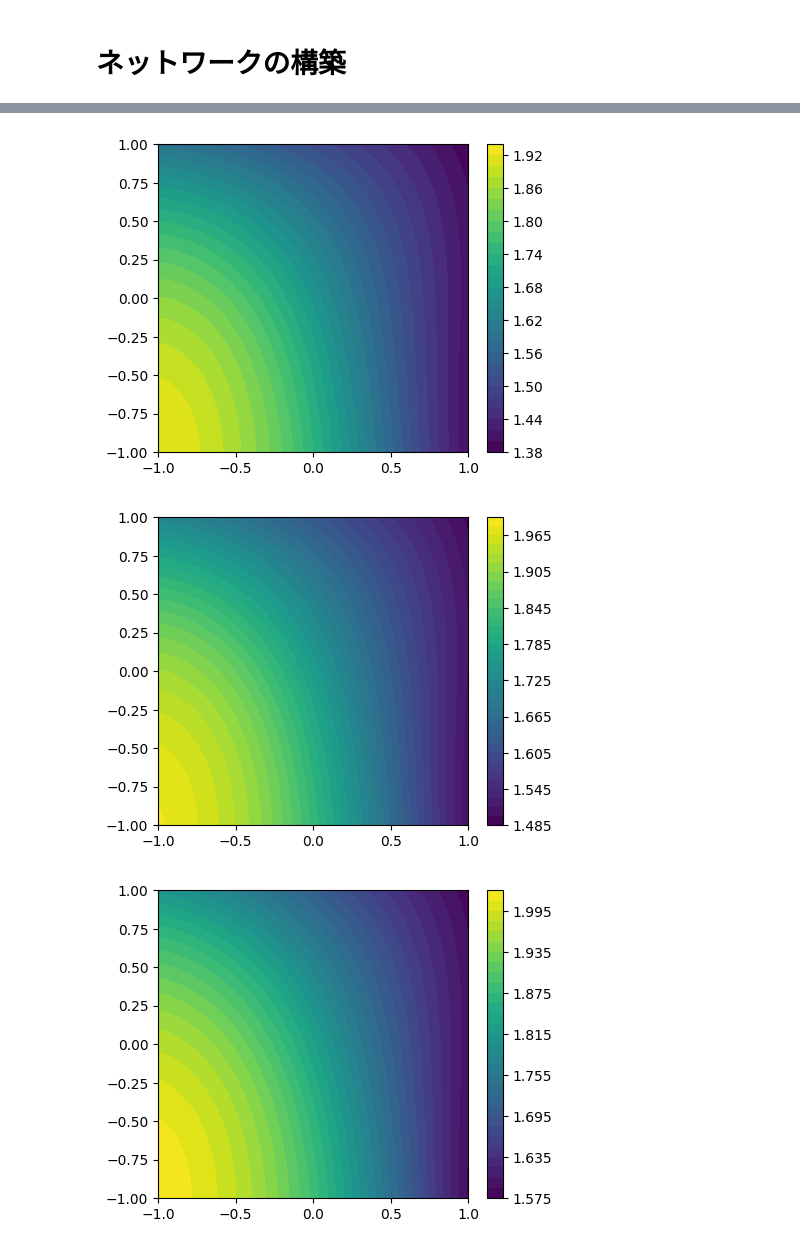
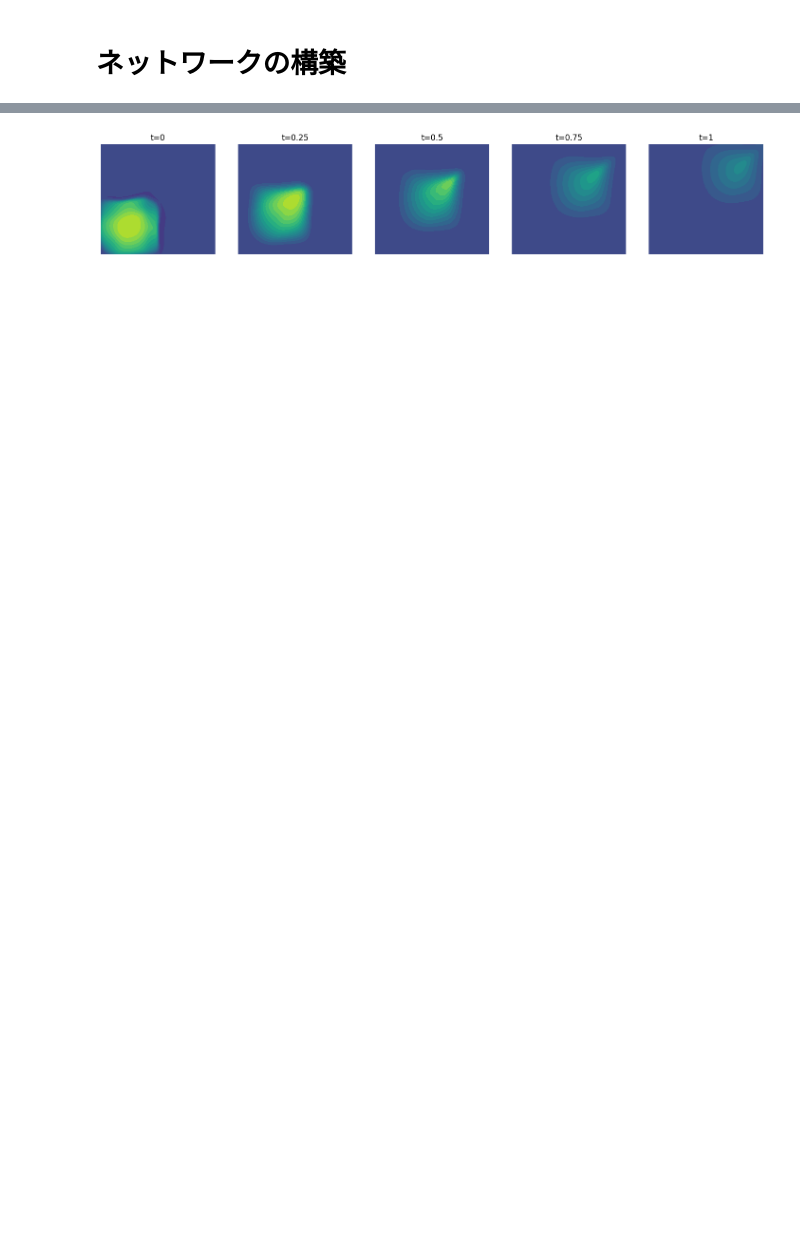
Before and after one commit to nm-dl1212/pinn, a Jupyter notebook: My_PINN_eq/2Dburgers.ipynb, the cells around one changed output, grey strips where cells are left out. Drawn from its saved outputs; the diff is of its cells as text; code cells hidden in the pictures; blank space fills up the shorter version.

```diff
--- a/My_PINN_eq/2Dburgers.ipynb
+++ b/My_PINN_eq/2Dburgers.ipynb
@@ -34,16 +34,15 @@ for i in range(n_initial):
         u_initial[i] = -1 * np.sin(np.pi * x_initial[i]) + 1
         v_initial[i] = -1 * np.sin(np.pi * y_initial[i]) + 1
 
-# 境界条件:
+# 境界条件: 壁面で(u, v)=(1, 1)
 n_boundary = 250
-t_boundary = np.random.random(n_boundary)
-
-x_boundary_1 = np.random.choice([-1, 1], n_boundary)
-y_boundary_1 = (np.random.random(n_boundary) - 0.5) * 2
-x_boundary_2 = (np.random.random(n_boundary) - 0.5) * 2
-y_boundary_2 = np.random.choice([-1, 1], n_boundary)
-x_boundary = np.block([x_boundary_1, x_boundary_2])
-y_boundary = np.block([y_boundary_1, y_boundary_2])
+t_boundary = np.random.random(n_boundary*2)
+x_boundary_h = np.random.choice([-1, 1], n_boundary)
+y_boundary_h = (np.random.random(n_boundary) - 0.5) * 2
+x_boundary_v = (np.random.random(n_boundary) - 0.5) * 2
+y_boundary_v = np.random.choice([-1, 1], n_boundary)
+x_boundary = np.block([x_boundary_h, x_boundary_v])
+y_boundary = np.block([y_boundary_h, y_boundary_v])
 
 u_boundary = np.ones(n_boundary*2)
 v_boundary = np.ones(n_boundary*2)
@@ -216,15 +212,15 @@ class BurgersPINN():
         return u, f
 # %%
 # 学習用のデータ
-X_bc = np.block([[t_initial], [x_initial], [y_initial]]).T
-Y_bc = np.block([[u_initial], [v_initial]]).T
+X_bc = np.block([[t_initial, t_boundary], [x_initial, x_boundary], [y_initial, y_boundary]]).T
+Y_bc = np.block([[u_initial, u_boundary], [v_initial, v_boundary]]).T
 X_region = np.block([[t_region], [x_region], [y_region]]).T
 
 print("shape:", X_bc.shape, Y_bc.shape, X_region.shape)
 
-model = NN(3, 2, n_hiddens=[50,50,50,50])
+model = NN(3, 2)
 pinn_model = BurgersPINN(model, nu=0.01)
 
 # モデルを学習
-history = pinn_model.fit(X_bc, Y_bc, X_region, max_epochs=500, pi_weight=0.1)
+history = pinn_model.fit(X_bc, Y_bc, X_region, max_epochs=1000, learning_rate=0.01, pi_weight=0.1)
 # %% [output]
@@ -245,25 +253,28 @@ NameError: name 'history' is not defined
 # %%
 # 予測したいポイント
 n = 100
 x_pred = np.linspace(-1, 1, n)
 y_pred = np.linspace(-1, 1, n)
 
 x_grid, y_grid = np.meshgrid(x_pred, y_pred)
 
-for t in [0,0.25,0.5,0.75,1]:
+fig = plt.figure(figsize=(18, 3))
+
+for i, t in enumerate([0, 0.25, 0.5, 0.75, 1]):
     t_pred = np.ones(n*n) * t
     X_in = np.block([[t_pred], [x_grid.flatten()], [y_grid.flatten()]]).T
-    pred, _ = pinn_model.predict(X_in)
+    pred,_  = pinn_model.predict(X_in)
 
     u_pred = pred.reshape(n, n, 2)[:,:,0]
     v_pred = pred.reshape(n, n, 2)[:,:,1]
 
     # 物理量を可視化
-    plt.figure(figsize=(5, 4))
-    plt.contourf(x_pred, y_pred, np.sqrt(u_pred**2+v_pred**2), 32)
+    fig.add_subplot(1, 5, i+1)
+    plt.contourf(x_pred, y_pred, np.sqrt(u_pred**2+v_pred**2), np.linspace(1,3,21))
+    plt.axis('off')
     plt.colorbar()
-    plt.show()
+    plt.title(f't={t}')
+
+plt.show()
 # %% [output]
-[figure, old version]
+[figure, new version]
-[figure, removed]
-[figure, removed]
```
Also changed, not shown: parts of 7 cells of this notebook, 8 other files.
